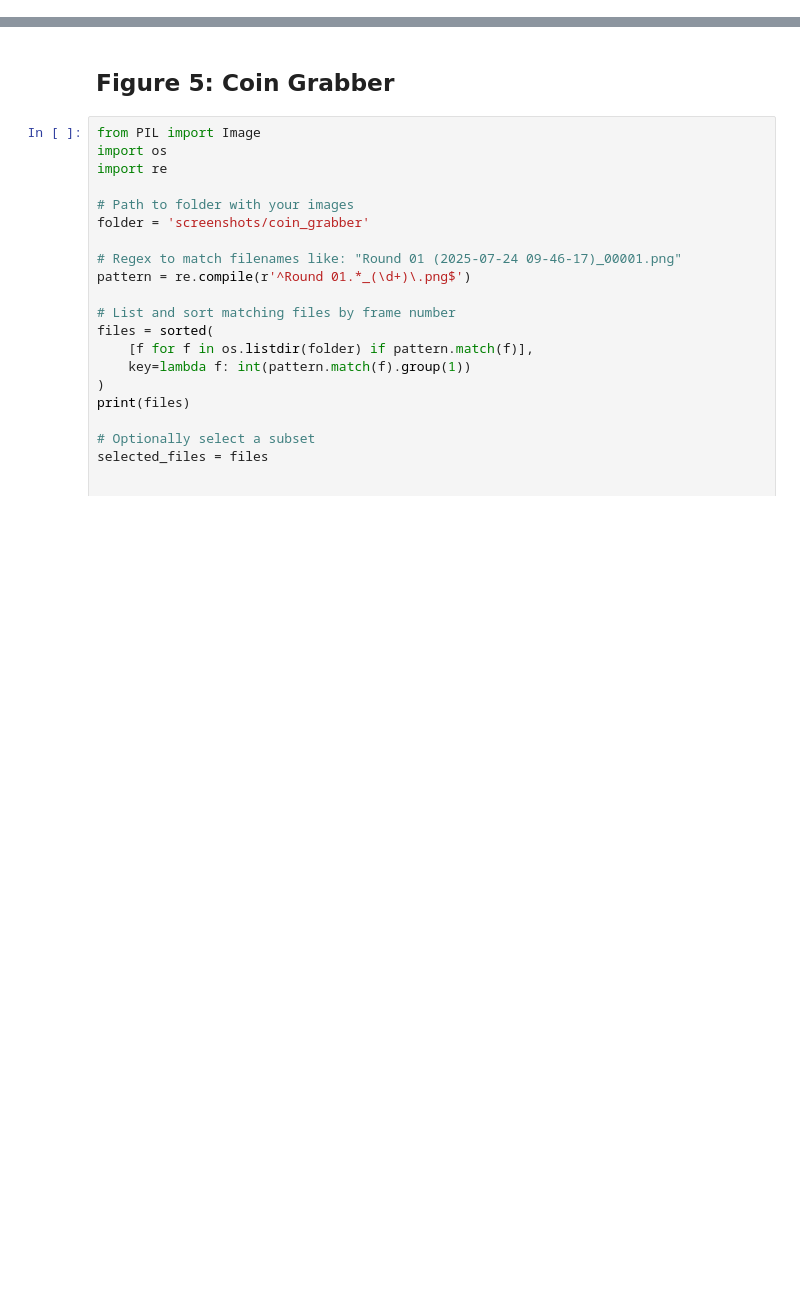
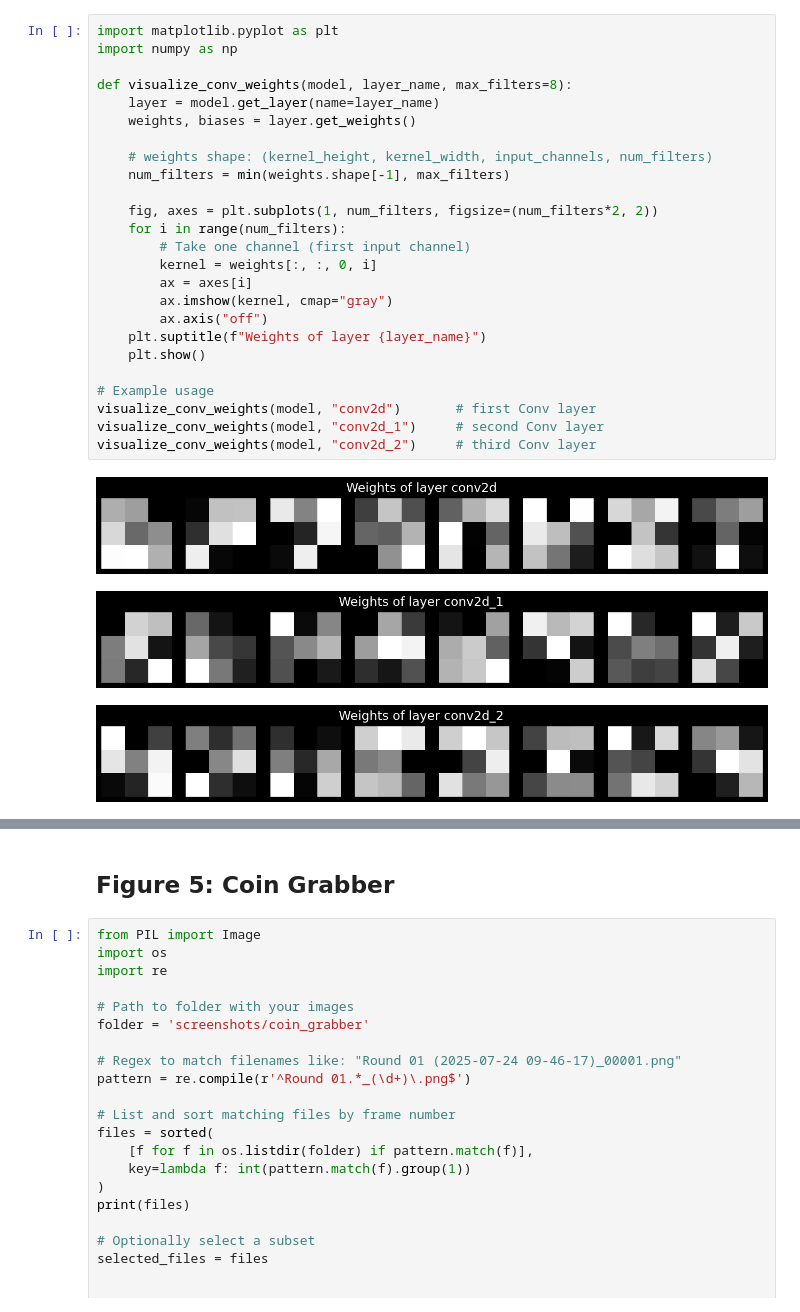
Before and after one commit to KunkelAlexander/bomberman_rl, a Jupyter notebook: post_2.ipynb, the cells around one changed output, grey strips where cells are left out. Saved outputs shown, nothing was run; the diff lists cells and outputs as text; blank space fills up the shorter version.

```diff
--- a/post_2.ipynb
+++ b/post_2.ipynb
@@ -130,0 +66,29 @@ frames[0].save(
+# %%
+import matplotlib.pyplot as plt
+import numpy as np
+
+def visualize_conv_weights(model, layer_name, max_filters=8):
+    layer = model.get_layer(name=layer_name)
+    weights, biases = layer.get_weights()
+
+    # weights shape: (kernel_height, kernel_width, input_channels, num_filters)
+    num_filters = min(weights.shape[-1], max_filters)
+
+    fig, axes = plt.subplots(1, num_filters, figsize=(num_filters*2, 2))
+    for i in range(num_filters):
+        # Take one channel (first input channel)
+        kernel = weights[:, :, 0, i]
+        ax = axes[i]
+        ax.imshow(kernel, cmap="gray")
+        ax.axis("off")
+    plt.suptitle(f"Weights of layer {layer_name}")
+    plt.show()
+
+# Example usage
+visualize_conv_weights(model, "conv2d")       # first Conv layer
+visualize_conv_weights(model, "conv2d_1")     # second Conv layer
+visualize_conv_weights(model, "conv2d_2")     # third Conv layer
+# %% [output]
+[figure, added]
+[figure, added]
+[figure, added]
```
Also changed, not shown: parts of 17 cells of this notebook, 8 other files.
